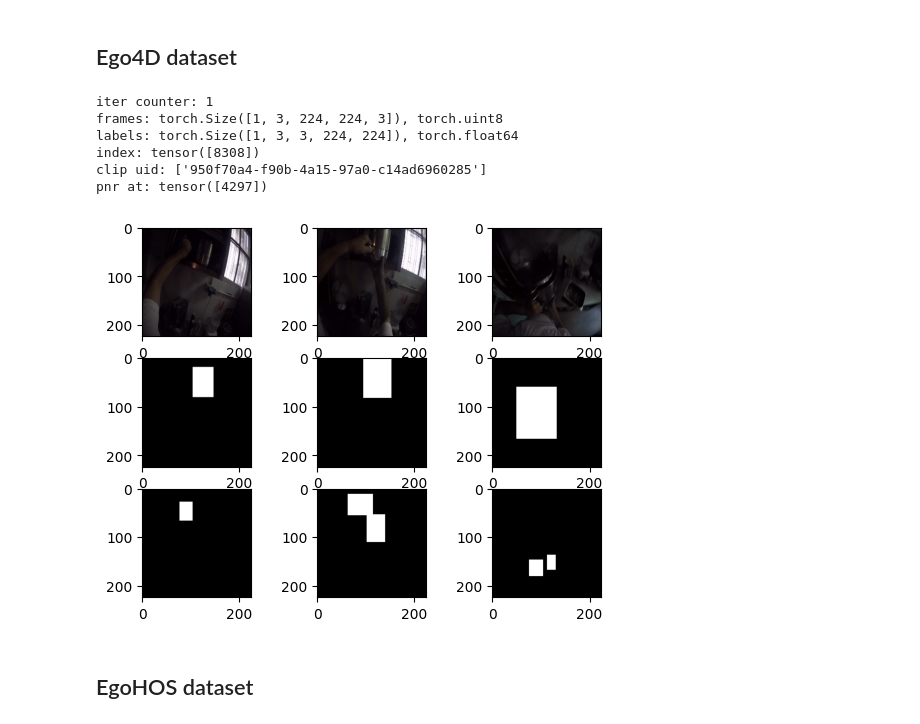
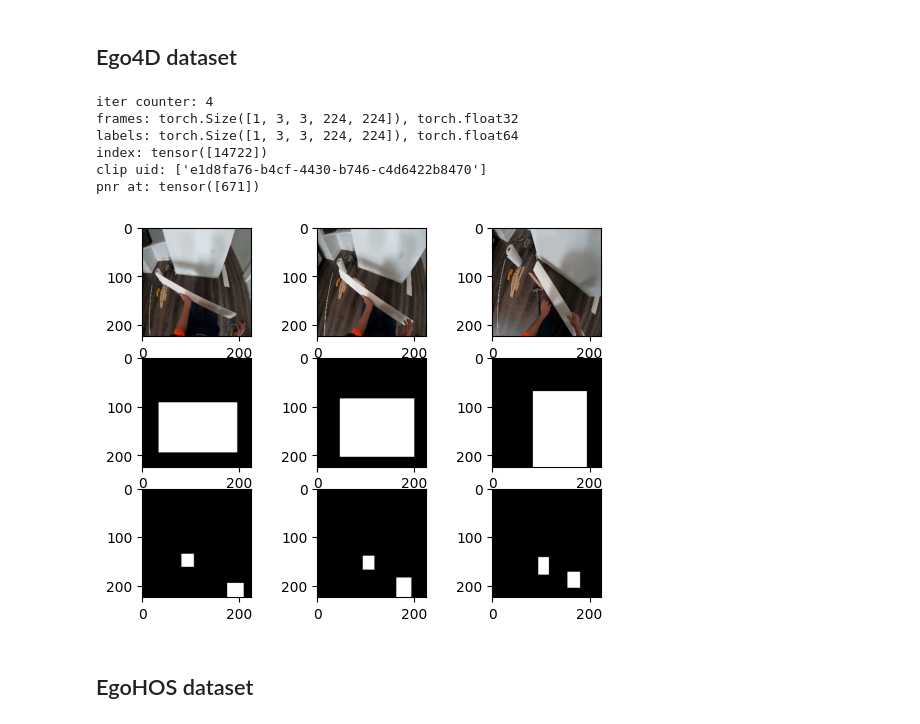
Before and after one commit to pasca-l/hands-and-objects, a Jupyter notebook: objectness_classification/datasets/EDA.ipynb, the cells around one changed output. Saved outputs shown, nothing was run; the diff lists cells and outputs as text; code cells hidden in the pictures.

Commit message:
fixed ego4d dataset

```diff
--- a/objectness_classification/datasets/EDA.ipynb
+++ b/objectness_classification/datasets/EDA.ipynb
@@ -43,13 +43,12 @@ iter_counter = 0
 ego4d_dataset = ObjnessClsDataModule(
     dataset_dir=dataset_dir,
     batch_size=1,
-    with_transform=False,
+    transform_mode='display',
     with_info=True,
 )
 ego4d_dataset.setup()
 
 ego4d_train_dataloader = iter(ego4d_dataset.train_dataloader())
-# ego4d_val_dataloader = iter(ego4d_dataset.val_dataloader())
 # %%
 # from tqdm import tqdm
 # for data in tqdm(ego4d_train_dataloader, desc='Searching for specific frame'):
@@ -71,13 +70,13 @@ print(
     sep="\n"
 )
 
-pre_img = ego4d_frames[0][0]
+pre_img = ego4d_frames[0][0].permute(1,2,0)
 pre_mask = ego4d_labels[0][0]
 
-pnr_img = ego4d_frames[0][1]
+pnr_img = ego4d_frames[0][1].permute(1,2,0)
 pnr_mask = ego4d_labels[0][1]
 
-post_img = ego4d_frames[0][2]
+post_img = ego4d_frames[0][2].permute(1,2,0)
 post_mask = ego4d_labels[0][2]
 
 fig = plt.figure()
@@ -88,39 +87,39 @@ fig.add_subplot(3, 3, 4)
 plt.imshow(pre_mask[1])
 plt.gray()
 fig.add_subplot(3, 3, 7)
 plt.imshow(pre_mask[2])
 plt.gray()
 
 fig.add_subplot(3, 3, 2)
 plt.imshow(pnr_img)
 fig.add_subplot(3, 3, 5)
 plt.imshow(pnr_mask[1])
 plt.gray()
 fig.add_subplot(3, 3, 8)
 plt.imshow(pnr_mask[2])
 plt.gray()
 
 fig.add_subplot(3, 3, 3)
 plt.imshow(post_img)
 fig.add_subplot(3, 3, 6)
 plt.imshow(post_mask[1])
 plt.gray()
 fig.add_subplot(3, 3, 9)
 plt.imshow(post_mask[2])
 plt.gray()
 
 plt.show()
 
 plt.clf()
 plt.close()
 # %% [output]
-iter counter: 1
-frames: torch.Size([1, 3, 224, 224, 3]), torch.uint8
+iter counter: 4
+frames: torch.Size([1, 3, 3, 224, 224]), torch.float32
 labels: torch.Size([1, 3, 3, 224, 224]), torch.float64
-index: tensor([8308])
-clip uid: ['950f70a4-f90b-4a15-97a0-c14ad6960285']
-pnr at: tensor([4297])
+index: tensor([14722])
+clip uid: ['e1d8fa76-b4cf-4430-b746-c4d6422b8470']
+pnr at: tensor([671])
-[figure, old version]
+[figure, new version]
 # %% [markdown]
 ## EgoHOS dataset
 # %%
```
Also changed, not shown: parts of 5 cells of this notebook, 1 other file.
